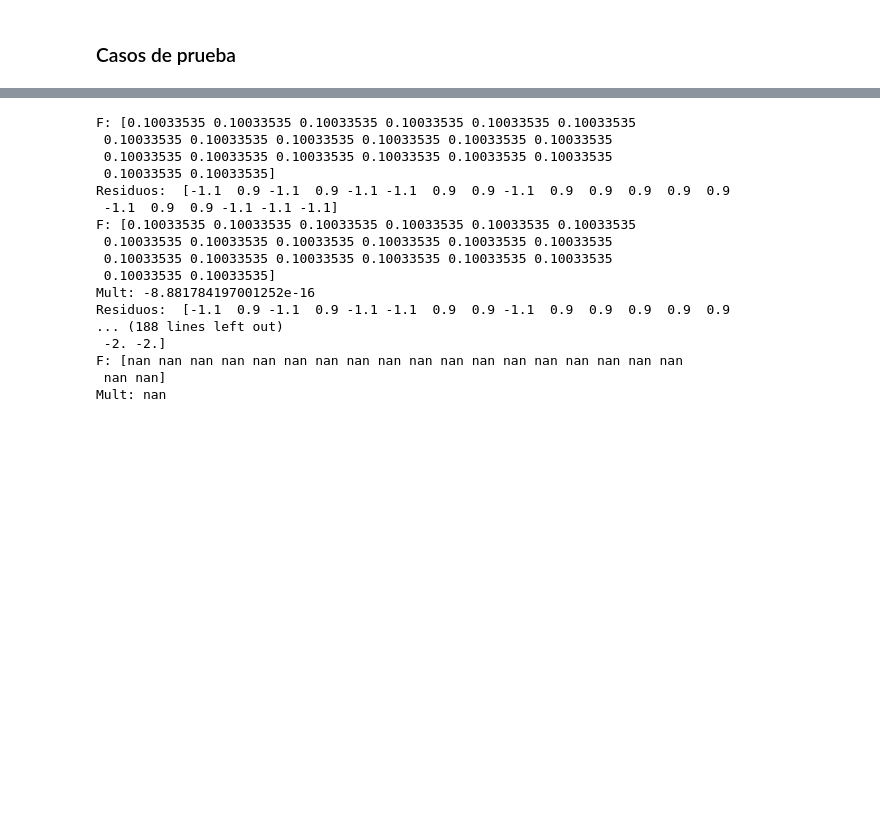
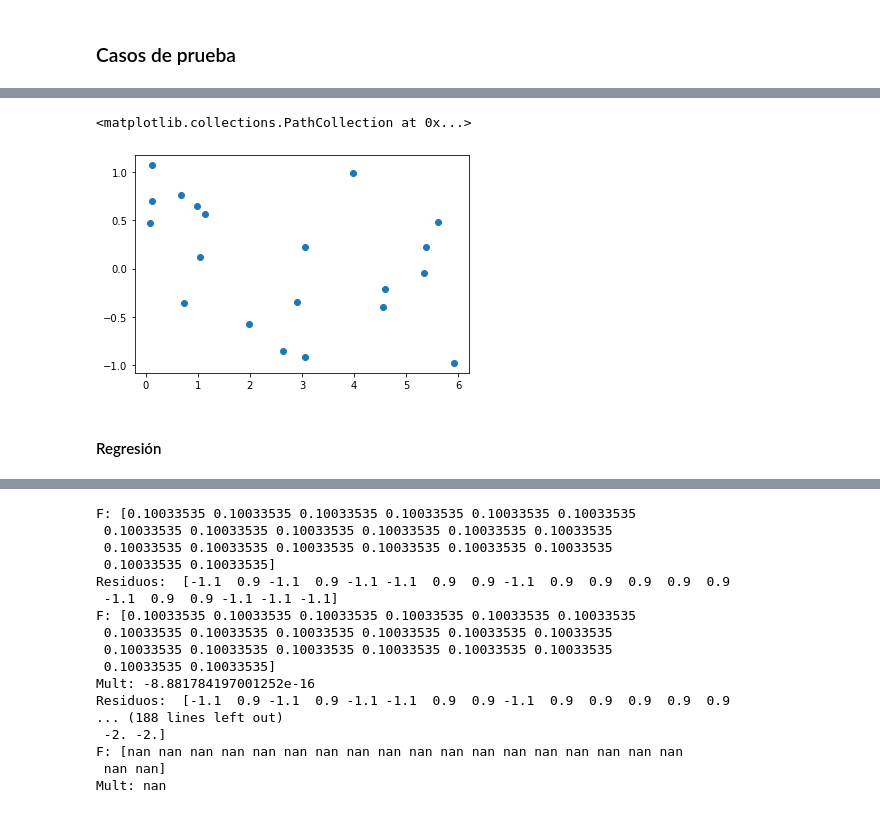
Before and after one commit to Ludvins/MCD_Practicas_MAAA, a Jupyter notebook: P2/P2_boosting.ipynb, the cells around one changed output, grey strips where cells are left out. Cells and saved outputs as stored; diff of their text form; code cells hidden in the pictures; blank space fills up the shorter version.

```diff
--- a/P2/P2_boosting.ipynb
+++ b/P2/P2_boosting.ipynb
@@ -396,0 +464,7 @@ Xtest = np.concatenate((x1test, x2test), axis = 1)
+# %%
+plt.scatter(Xtrain_reg, Ytrain_reg)
+# %% [output]
+<matplotlib.collections.PathCollection at 0x...>
+[figure, added]
+# %% [markdown]
+#### Regresión
```
Also changed, not shown: parts of 16 cells of this notebook.
